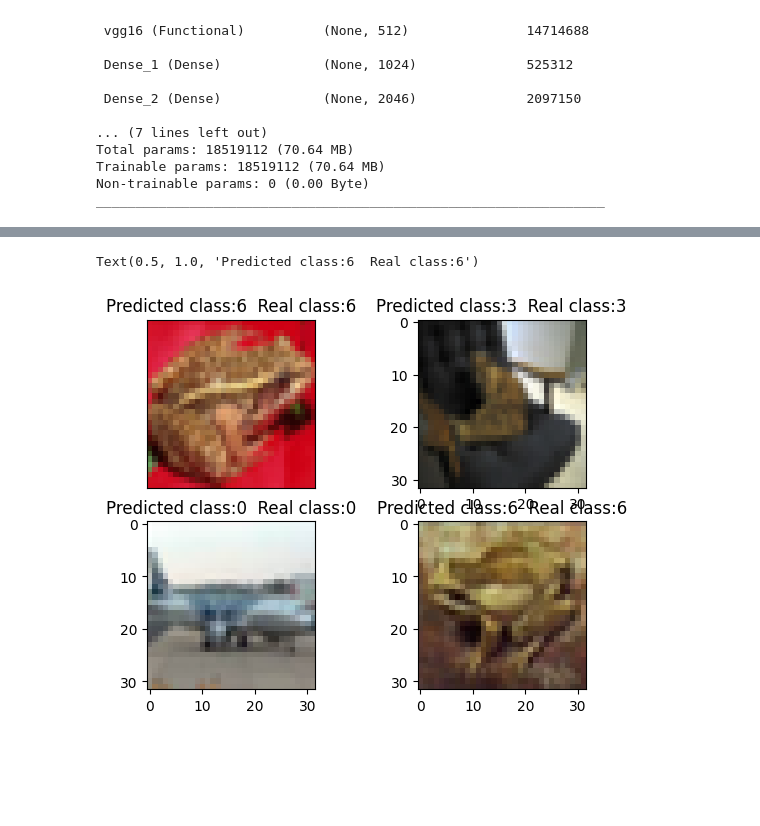
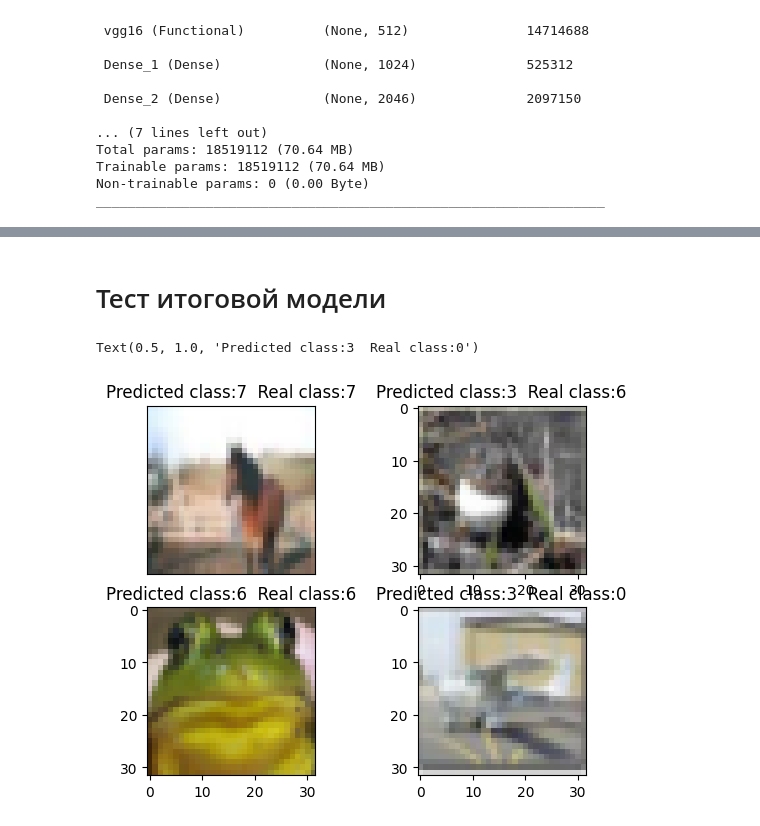
Before and after one commit to grigoriiott/Processing_and_generating_images, a Jupyter notebook: hw_1.ipynb, the cells around one changed output, grey strips where cells are left out. Drawn from its saved outputs; the diff is of its cells as text; code cells hidden in the pictures; blank space fills up the shorter version.

```diff
--- a/hw_1.ipynb
+++ b/hw_1.ipynb
@@ -163,0 +206,10 @@ Text(0.5, 1.0, 'Predicted class:6  Real class:6')
+# %%
+model_2.compile(keras.optimizers.legacy.Adam(0.0005), loss="categorical_crossentropy",
+              metrics=[keras.metrics.F1Score(), keras.metrics.Precision(), keras.metrics.Recall()])
+# %%
+learn_rate_red=keras.callbacks.ReduceLROnPlateau("val_loss", patience=3, factor = 0.5, min_lr=1e-6)
+early_stop = keras.callbacks.EarlyStopping("val_loss", patience=5)
+tensorboard = tf.keras.callbacks.TensorBoard(log_dir="logs_2")
+# %%
+history_2 = model_2.fit(dataset_train, validation_data=dataset_valid,
+                    epochs=50, callbacks=[learn_rate_red, early_stop, tensorboard])
@@ -163,0 +258,4 @@ Text(0.5, 1.0, 'Predicted class:6  Real class:6')
+# %%
+preds = model_2.predict(X_test)
+preds = np.argmax(preds, axis=1)
+y_test_idx = np.argmax(y_test, axis=1)
@@ -164,17 +290,19 @@ Text(0.5, 1.0, 'Predicted class:6  Real class:6')
+# %% [markdown]
+# Тест итоговой модели
 # %%
 fig, axs = plt.subplots(2, 2)
-axs[0, 0].imshow(X_valid[1])
-axs[0, 0].set_title('Predicted class:'+str(preds[1])+'  Real class:'+str(y_valid_idx[1]))
+axs[0, 0].imshow(X_test[1])
+axs[0, 0].set_title('Predicted class:'+str(preds[1])+'  Real class:'+str(y_test_idx[1]))
 axs[0, 0].set(xticks=[], yticks=[])
-axs[0, 1].imshow(X_valid[3])
-axs[0, 1].set_title('Predicted class:'+str(preds[3])+'  Real class:'+str(y_valid_idx[3]))
-axs[1, 0].imshow(X_valid[10])
-axs[1, 0].set_title('Predicted class:'+str(preds[10])+'  Real class:'+str(y_valid_idx[10]))
-axs[1, 1].imshow(X_valid[25])
-axs[1, 1].set_title('Predicted class:'+str(preds[25])+'  Real class:'+str(y_valid_idx[25]))
+axs[0, 1].imshow(X_test[3])
+axs[0, 1].set_title('Predicted class:'+str(preds[3])+'  Real class:'+str(y_test_idx[3]))
+axs[1, 0].imshow(X_test[10])
+axs[1, 0].set_title('Predicted class:'+str(preds[10])+'  Real class:'+str(y_test_idx[10]))
+axs[1, 1].imshow(X_test[25])
+axs[1, 1].set_title('Predicted class:'+str(preds[25])+'  Real class:'+str(y_test_idx[25]))
 # %% [output]
-Text(0.5, 1.0, 'Predicted class:6  Real class:6')
+Text(0.5, 1.0, 'Predicted class:3  Real class:0')
-[figure, old version]
+[figure, new version]
 # %%
 h, w = (2, 3)
 fig, axs = plt.subplots(w, h)
```
Also changed, not shown: parts of 30 cells of this notebook, 8 other files.
